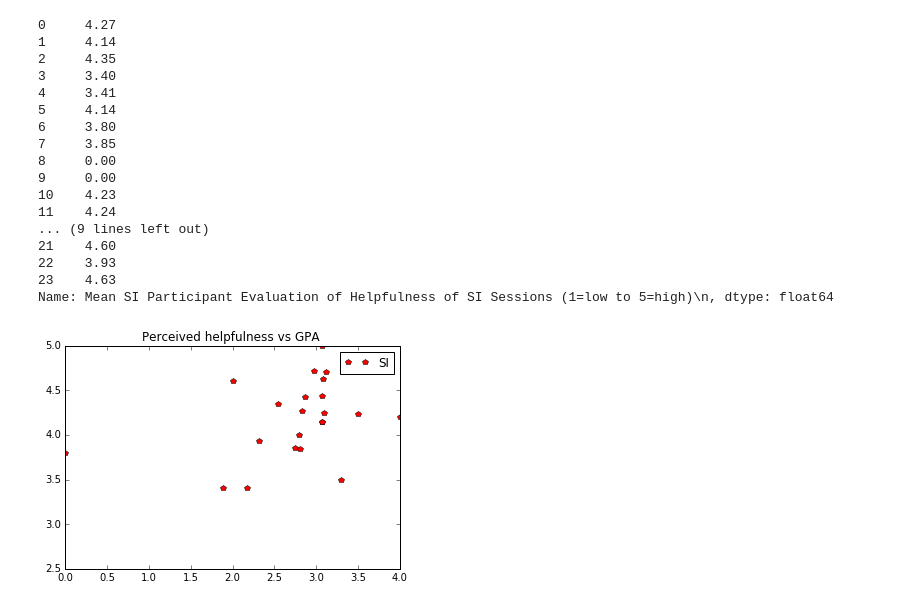
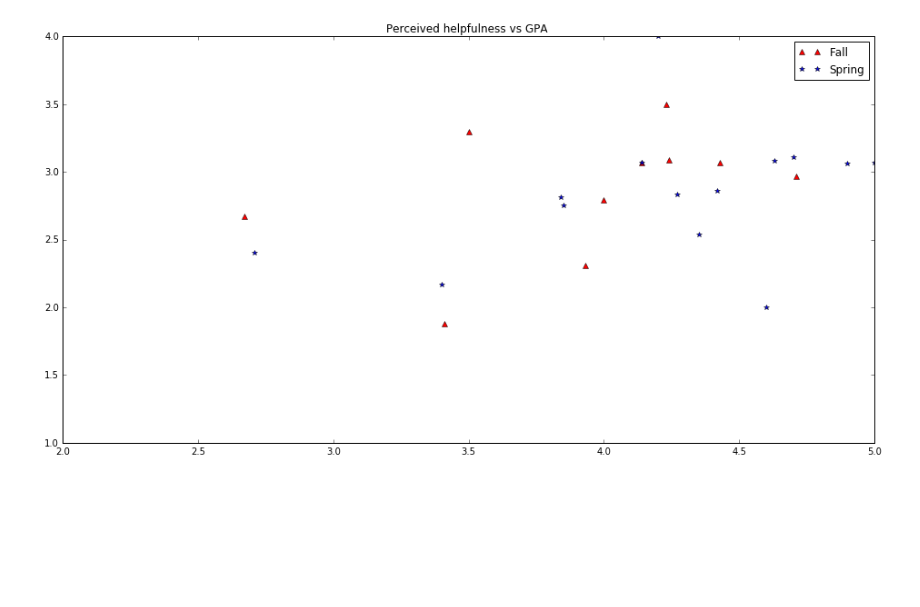
Before and after one commit to drimal/USAPhysics, a Jupyter notebook: USACollegePhysics.ipynb, the cells around one changed output. Drawn from its saved outputs; the diff is of its cells as text; code cells hidden in the pictures; blank space fills up the shorter version.

```diff
--- a/USACollegePhysics.ipynb
+++ b/USACollegePhysics.ipynb
@@ -1,10 +1,11 @@
 # %%
 %matplotlib inline
 import matplotlib.pyplot as plt
+import numpy as np
+import matplotlib as mpl
+mpl.rcParams['figure.figsize'] = (16,8)
 import pandas as pd
-
-
-data = pd.read_csv("collegePhysics1.csv")
-
+data = pd.read_csv("collegePhysics.csv")
+data = data.drop(["Total Contact Hours of Students Who Met With SI Leader During Office Hours"], axis = 1)
 data.head(30)
 # %% [output]
@@ -44,0 +76,16 @@ plt.show()
+# %%
+gpa_si_fall = data_fall["GPA SI"]
+gpa_nosi_fall = data_fall["GPA Non SI"]
+gpa_si_spring = data_spring["GPA SI"]
+gpa_nosi_spring = data_spring["GPA Non SI"]
+
+plt.bar(xsif, gpa_si_fall, width, color='r', yerr=0.0, label= "SI (Fall)")
+plt.bar(xnonsif, gpa_nosi_fall, width, color='b', yerr=0.0, label= "Non SI (Fall)")
+plt.bar(xsis, gpa_si_spring, width, color='m', yerr=0.0, label= "SI (Spring)")
+plt.bar(xnonsis, gpa_nosi_spring, width, color='c', yerr=0.0, label= "Non SI (Spring)")
+
+
+plt.legend(loc="best")
+plt.title("GPA")
+plt.ylim(1.6, 4.0)
+plt.show()
@@ -84,29 +122,16 @@ plt.show()
 # %%
 #Perceived helpfulness vs letter grade OR GPA
-print data.iloc[:,12]
-perceived_helpfulness = data.iloc[:,12]
-plt.plot(gpa_si, perceived_helpfulness, "pr", label="SI")
+perceived_helpfulness = data_fall.iloc[:,11]
+plt.plot(perceived_helpfulness, gpa_si_fall, "^r", label="Fall")
+perceived_helpfulness_spring = data_spring.iloc[:,11]
+plt.plot(perceived_helpfulness_spring, gpa_si_spring, "*b", label="Spring")
+
+
 
 plt.legend(loc="best")
 plt.title("Perceived helpfulness vs GPA ")
-plt.ylim(2.5, 5)
+plt.ylim(1,4)
+plt.xlim(2, 5)
 plt.show()
 # %% [output]
-0     4.27
-1     4.14
-2     4.35
-3     3.40
-4     3.41
-5     4.14
-6     3.80
-7     3.85
-8     0.00
-9     0.00
-10    4.23
-11    4.24
-... (9 lines left out)
-21    4.60
-22    3.93
-23    4.63
-Name: Mean SI Participant Evaluation of Helpfulness of SI Sessions (1=low to 5=high)\n, dtype: float64
-[figure, old version]
+[figure, new version]
```
Also changed, not shown: parts of 9 cells of this notebook.
